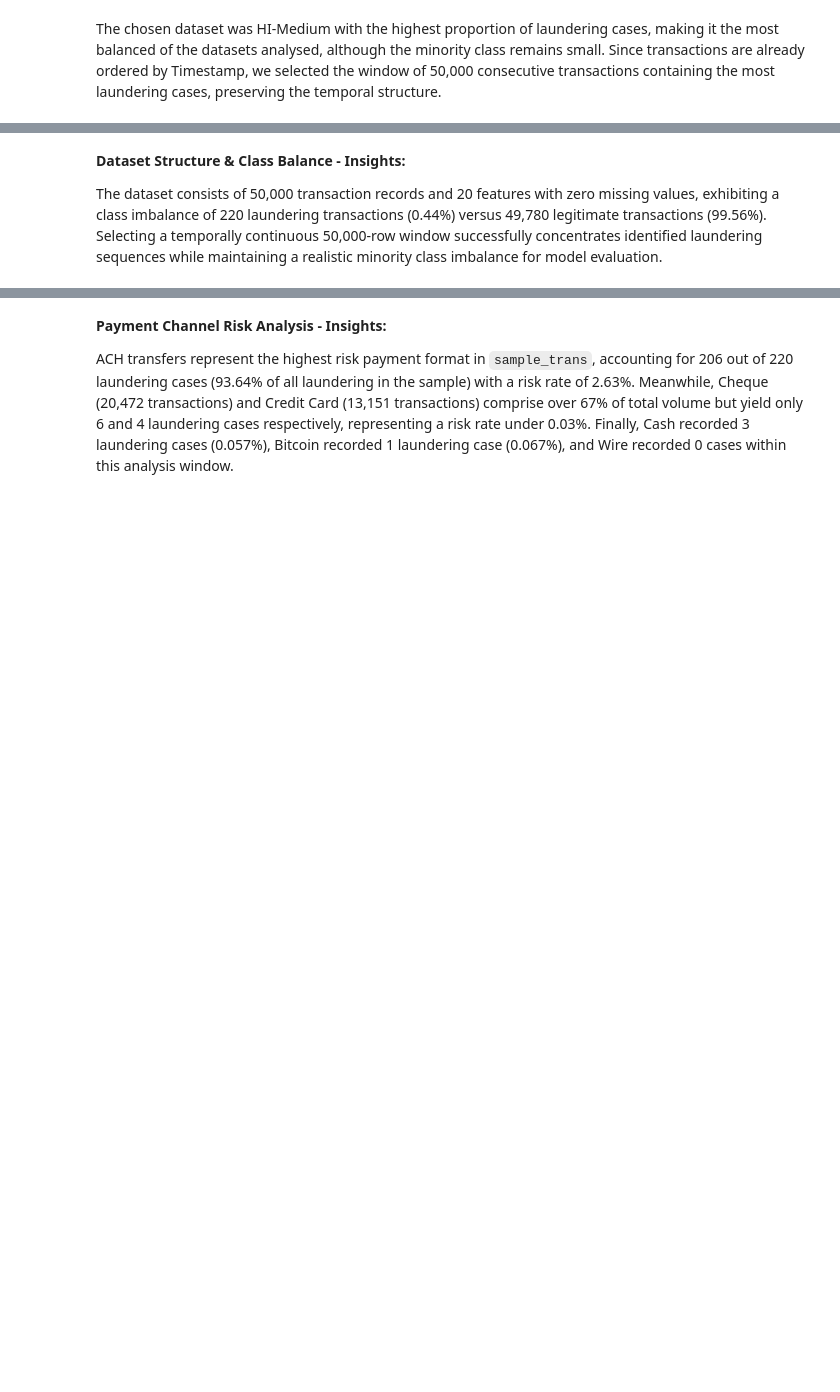
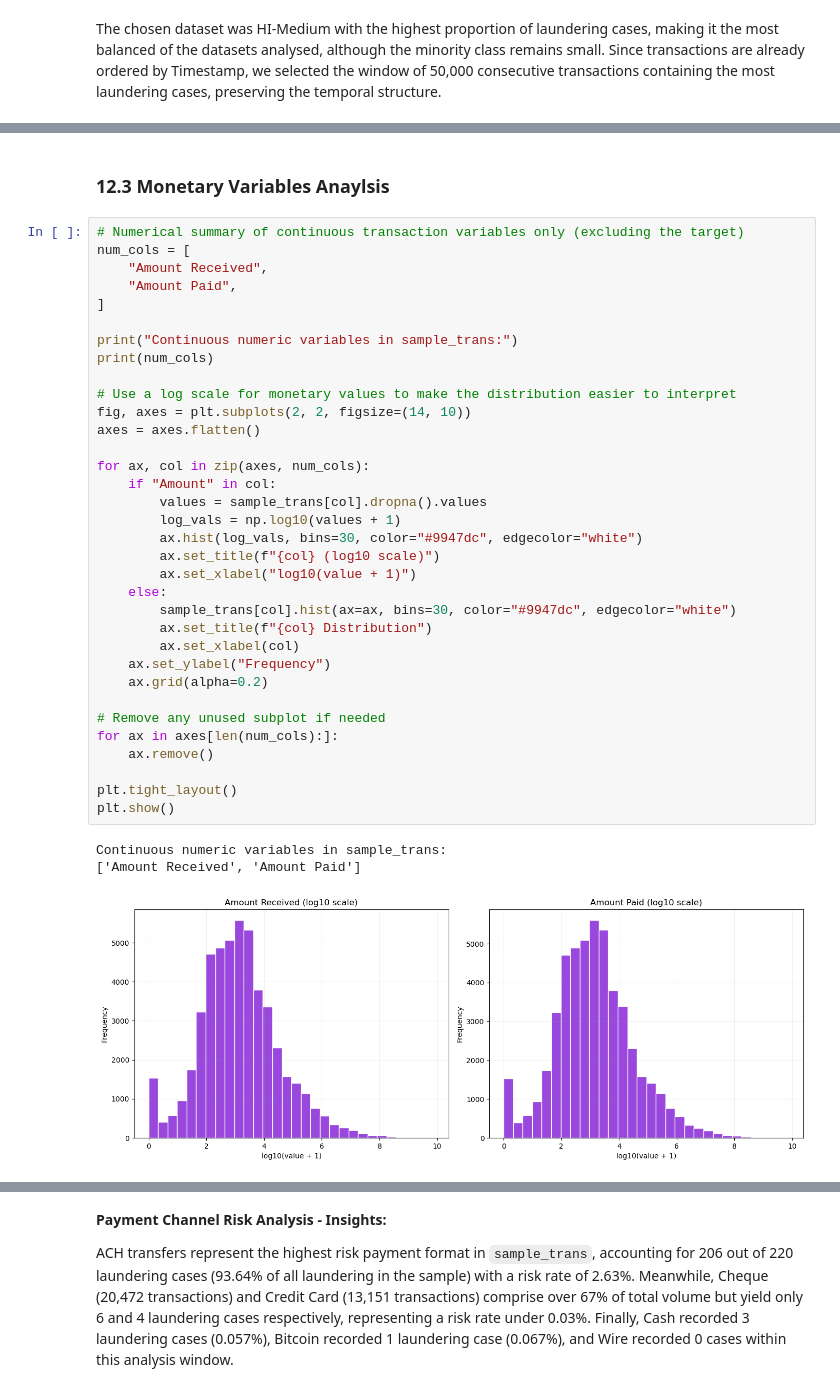
Before and after one commit to jnfpm/Capstone-Project, a Jupyter notebook: EDA.ipynb, the cells around one changed output, grey strips where cells are left out. Cells and saved outputs as stored; diff of their text form; blank space fills up the shorter version.

```diff
--- a/EDA.ipynb
+++ b/EDA.ipynb
@@ -1959,7 +1980,44 @@ Missing Values Count: 0
 | 0 | Legitimate (0) | 49780 | 99.56 |
 | 1 | Laundering (1) | 220 | 0.44 |
 [figure]
-# %% [markdown]
-**Dataset Structure & Class Balance - Insights:**
-
-The dataset consists of 50,000 transaction records and 20 features with zero missing values, exhibiting a class imbalance of 220 laundering transactions (0.44%) versus 49,780 legitimate transactions (99.56%). Selecting a temporally continuous 50,000-row window successfully concentrates identified laundering sequences while maintaining a realistic minority class imbalance for model evaluation.
+# %% [markdown]
+<a id="123-Univariate-Anaylsis"></a>
+### 12.3 Monetary Variables Anaylsis
+# %%
+# Numerical summary of continuous transaction variables only (excluding the target)
+num_cols = [
+    "Amount Received",
+    "Amount Paid",
+]
+
+print("Continuous numeric variables in sample_trans:")
+print(num_cols)
+
+# Use a log scale for monetary values to make the distribution easier to interpret
+fig, axes = plt.subplots(2, 2, figsize=(14, 10))
+axes = axes.flatten()
+
+for ax, col in zip(axes, num_cols):
+    if "Amount" in col:
+        values = sample_trans[col].dropna().values
+        log_vals = np.log10(values + 1)
+        ax.hist(log_vals, bins=30, color="#9947dc", edgecolor="white")
+        ax.set_title(f"{col} (log10 scale)")
+        ax.set_xlabel("log10(value + 1)")
+    else:
+        sample_trans[col].hist(ax=ax, bins=30, color="#9947dc", edgecolor="white")
+        ax.set_title(f"{col} Distribution")
+        ax.set_xlabel(col)
+    ax.set_ylabel("Frequency")
+    ax.grid(alpha=0.2)
+
+# Remove any unused subplot if needed
+for ax in axes[len(num_cols):]:
+    ax.remove()
+
+plt.tight_layout()
+plt.show()
+# %% [output]
+Continuous numeric variables in sample_trans:
+['Amount Received', 'Amount Paid']
+[figure, added]
```
Also changed, not shown: parts of 39 cells of this notebook, 3 other files.
